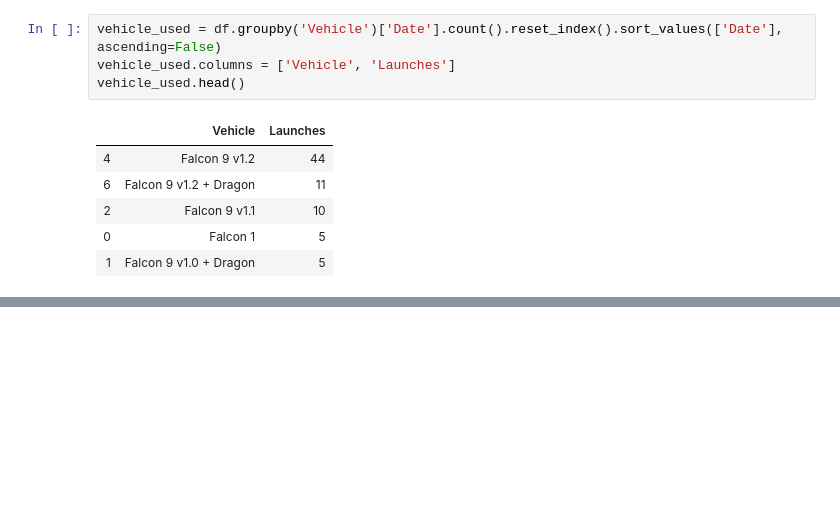
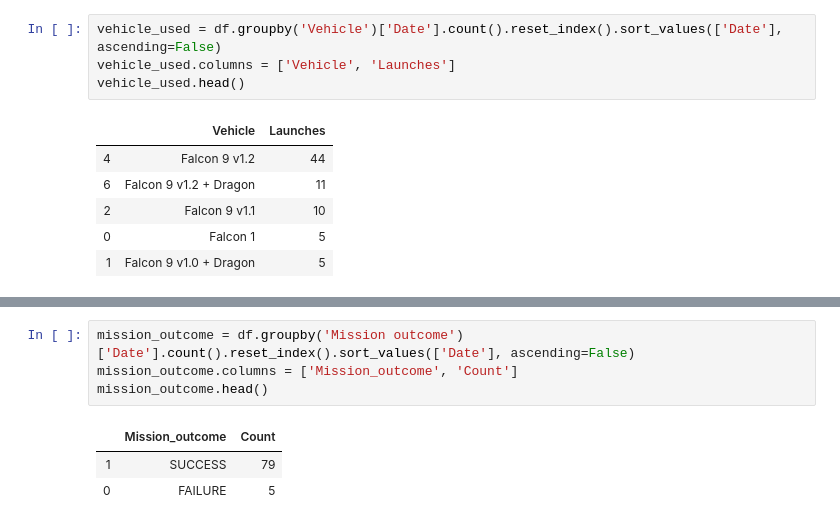
Before and after one commit to DanielPDWalker/SpaceX-Analysis, a Jupyter notebook: SpaceX Past Launch Analysis.ipynb, the cells around one changed output, grey strips where cells are left out. Saved outputs shown, nothing was run; the diff lists cells and outputs as text; blank space fills up the shorter version.

Commit message:
Added a pie chart on mission outcomes

```diff
--- a/SpaceX Past Launch Analysis.ipynb
+++ b/SpaceX Past Launch Analysis.ipynb
@@ -36,0 +36,8 @@ fig.show()
+# %%
+mission_outcome = df.groupby('Mission outcome')['Date'].count().reset_index().sort_values(['Date'], ascending=False)
+mission_outcome.columns = ['Mission_outcome', 'Count']
+mission_outcome.head()
+# %% [output]
+|  | Mission_outcome | Count |
+| 1 | SUCCESS | 79 |
+| 0 | FAILURE | 5 |
```
Also changed, not shown: parts of 2 cells of this notebook.
